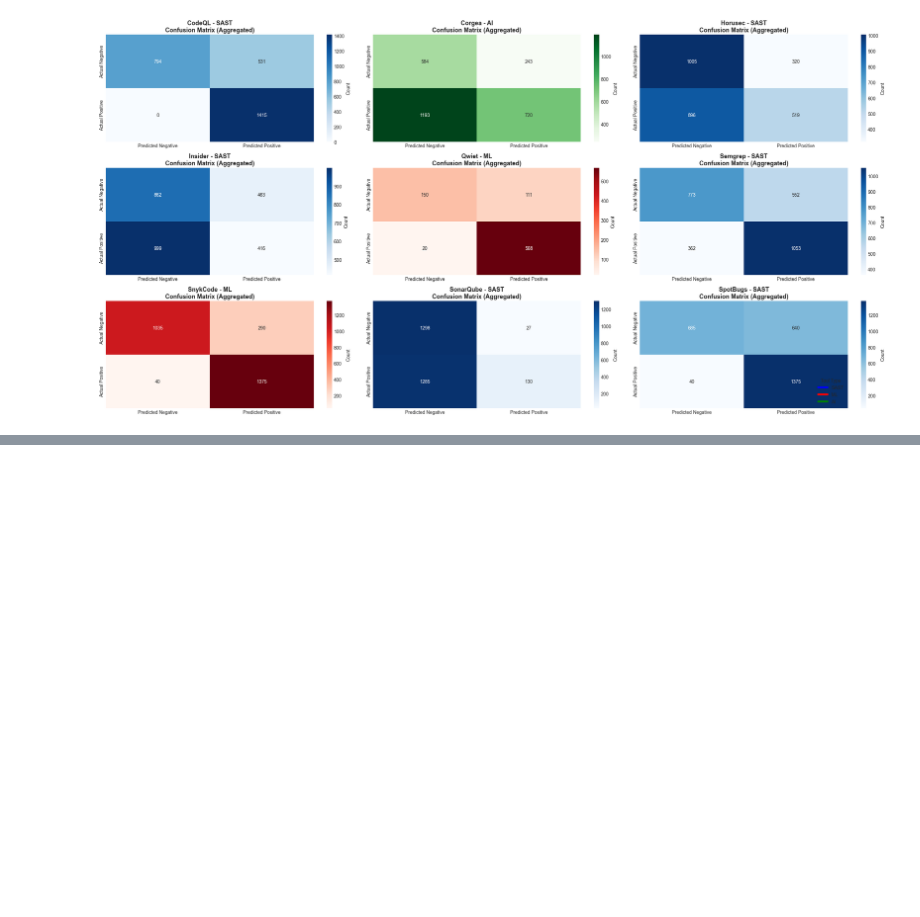
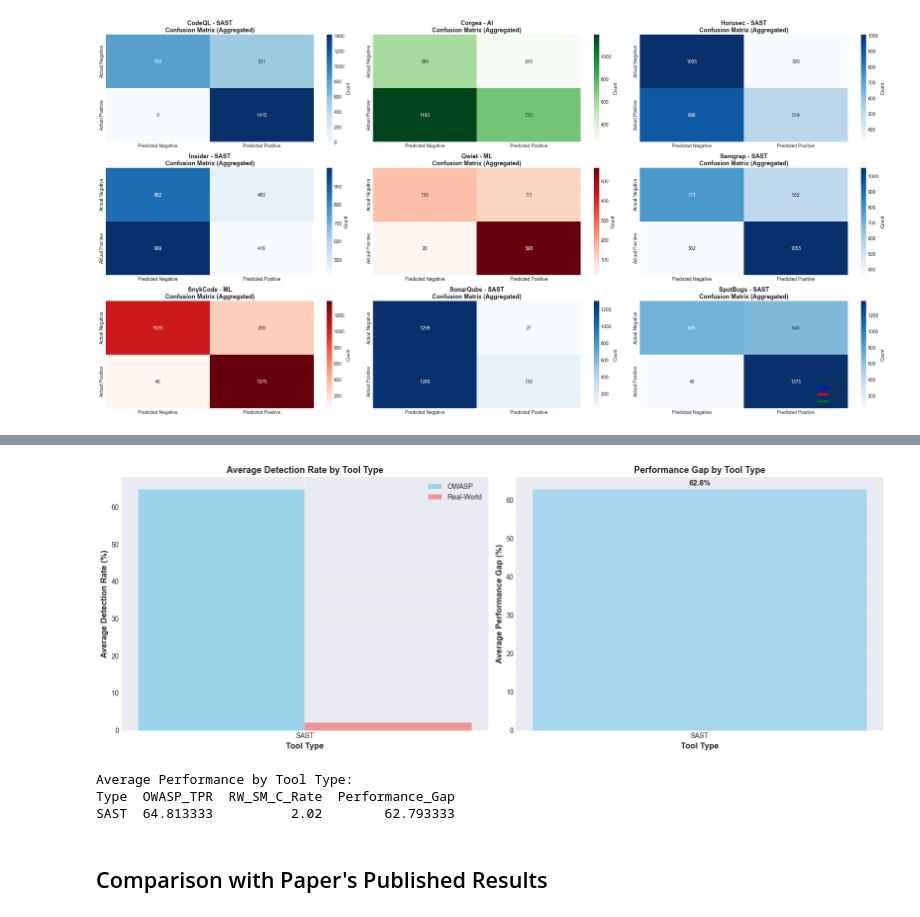
Before and after one commit to ibrahimssmalik/tool_analysis, a Jupyter notebook: sast_scorecard_analysis.ipynb, the cells around one changed output, grey strips where cells are left out. Cells and saved outputs as stored; diff of their text form; code cells hidden in the pictures; blank space fills up the shorter version.

```diff
--- a/sast_scorecard_analysis.ipynb
+++ b/sast_scorecard_analysis.ipynb
@@ -642,0 +820,52 @@ plt.show()
+# %%
+fig, axes = plt.subplots(1, 2, figsize=(16, 6))
+
+# Group by tool type
+type_comparison = comparison_df.groupby('Type').agg({
+    'OWASP_TPR': 'mean',
+    'RW_SM_C_Rate': 'mean',
+    'Performance_Gap': 'mean'
+}).reset_index()
+
+# Plot 1: Detection rates by type
+ax = axes[0]
+x = np.arange(len(type_comparison))
+width = 0.35
+
+ax.bar(x - width/2, type_comparison['OWASP_TPR'], width,
+       label='OWASP', color='skyblue', alpha=0.8)
+ax.bar(x + width/2, type_comparison['RW_SM_C_Rate'], width,
+       label='Real-World', color='lightcoral', alpha=0.8)
+
+ax.set_xlabel('Tool Type', fontsize=12, fontweight='bold')
+ax.set_ylabel('Average Detection Rate (%)', fontsize=12, fontweight='bold')
+ax.set_title('Average Detection Rate by Tool Type', fontsize=13, fontweight='bold')
+ax.set_xticks(x)
+ax.set_xticklabels(type_comparison['Type'])
+ax.legend()
+ax.grid(axis='y', alpha=0.3)
+
+# Plot 2: Gap by type
+ax = axes[1]
+colors = ['skyblue', 'lightgreen', 'plum'] # SAST, ML, AI
+ax.bar(type_comparison['Type'], type_comparison['Performance_Gap'],
+       color=colors, alpha=0.7)
+
+ax.set_xlabel('Tool Type', fontsize=12, fontweight='bold')
+ax.set_ylabel('Average Performance Gap (%)', fontsize=12, fontweight='bold')
+ax.set_title('Performance Gap by Tool Type', fontsize=13, fontweight='bold')
+ax.grid(axis='y', alpha=0.3)
+
+for i, (t, gap) in enumerate(zip(type_comparison['Type'], type_comparison['Performance_Gap'])):
+    ax.text(i, gap + 1, f'{gap:.1f}%', ha='center', fontsize=11, fontweight='bold')
+
+plt.tight_layout()
+plt.show()
+
+print("\nAverage Performance by Tool Type:")
+print(type_comparison.to_string(index=False))
+# %% [output]
+[figure, added]
+Average Performance by Tool Type:
+Type  OWASP_TPR  RW_SM_C_Rate  Performance_Gap
+SAST  64.813333          2.02        62.793333
@@ -642,0 +888,2 @@ plt.show()
+# %% [markdown]
+## Comparison with Paper's Published Results
```
Also changed, not shown: parts of 24 cells of this notebook, 12 other files.
